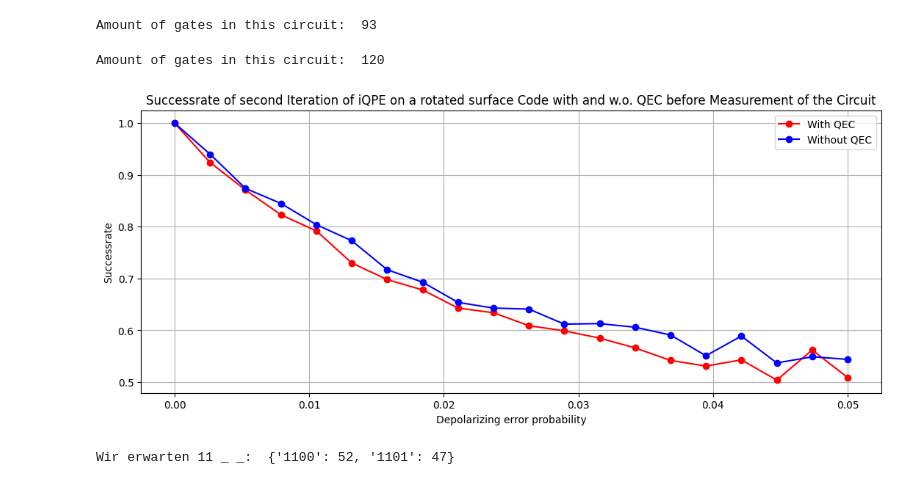
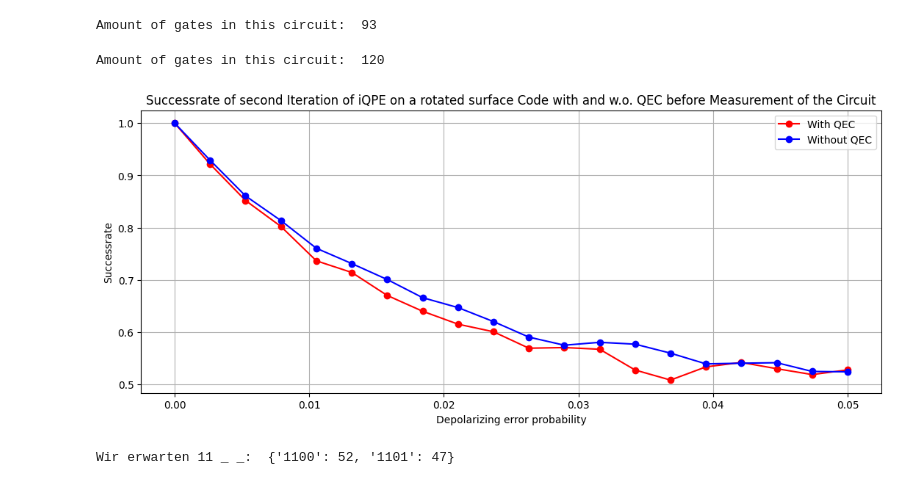
Before and after one commit to RicemanBoy/qc_researchproject, a Jupyter notebook: Rotated Surface Code/Eigener Surface Code.ipynb, the cells around one changed output. Drawn from its saved outputs; the diff is of its cells as text; code cells hidden in the pictures.

```diff
--- a/Rotated Surface Code/Eigener Surface Code.ipynb
+++ b/Rotated Surface Code/Eigener Surface Code.ipynb
@@ -1375,7 +1383,7 @@ gates(qc)
 # %% [output]
 Amount of gates in this circuit:  93
 # %%
-shots = 1000
+shots = 4000
 x = np.linspace(0,0.05,20)
 y = []
 y_no_QEC = []
@@ -1384,7 +1392,7 @@ for i in x:
     dep_error = depolarizing_error(depolarizing_prob, 1)
     dep_error_2q = depolarizing_error(depolarizing_prob, 2)         #"s","t","tdg","sdg"
     noise_model = NoiseModel()
-    noise_model.add_all_qubit_quantum_error(dep_error, ['x',"z",'h'])  # Apply to single-qubit gates
+    noise_model.add_all_qubit_quantum_error(dep_error, ['x',"z",'h',"s","t","tdg","sdg"])  # Apply to single-qubit gates
     noise_model.add_all_qubit_quantum_error(dep_error_2q, ["cx"])  # Apply to 2-qubit gates
 
     qc = rot_surf_code(2)
@@ -1435,35 +1443,35 @@ for i in x:
     counts = result.get_counts()
 
     x_old = list(counts.keys())
     x_old = [j[0] for j in x_old]
     y_old = list(counts.values())
 
     success  =  0
     for j in range(len(x_old)):
         if x_old[j] == "0":
             success += y_old[j]
 
     Erfolgsrate = success/shots
     y_no_QEC.append(Erfolgsrate)
 
 data = np.array((x,y,y_no_QEC))
-np.savetxt("iQPE_2nd_step_1000shots.txt", data, delimiter=",")
+np.savetxt("iQPE_2nd_step_4000shots_noisy_magic_states.txt", data, delimiter=",")
 
 gates(qc)
 
 fig, ax = plt.subplots(figsize=(13,5))
 
 ax.plot(x,y,label = "With QEC", color="red", marker = "o")
 ax.plot(x,y_no_QEC, label = "Without QEC", color="blue", marker = "o")
 plt.title("Successrate of second Iteration of iQPE on a rotated surface Code with and w.o. QEC before Measurement of the Circuit")
 plt.xlabel("Depolarizing error probability")
 plt.ylabel("Successrate")
 plt.grid()
 plt.legend()
 plt.show()
 # %% [output]
 Amount of gates in this circuit:  120
-[figure, old version]
+[figure, new version]
 # %%
 #Implementation von iQPE für 2 Iterationen mit Theta=270°
 
```
Also changed, not shown: parts of 3 cells of this notebook, 14 other files.
